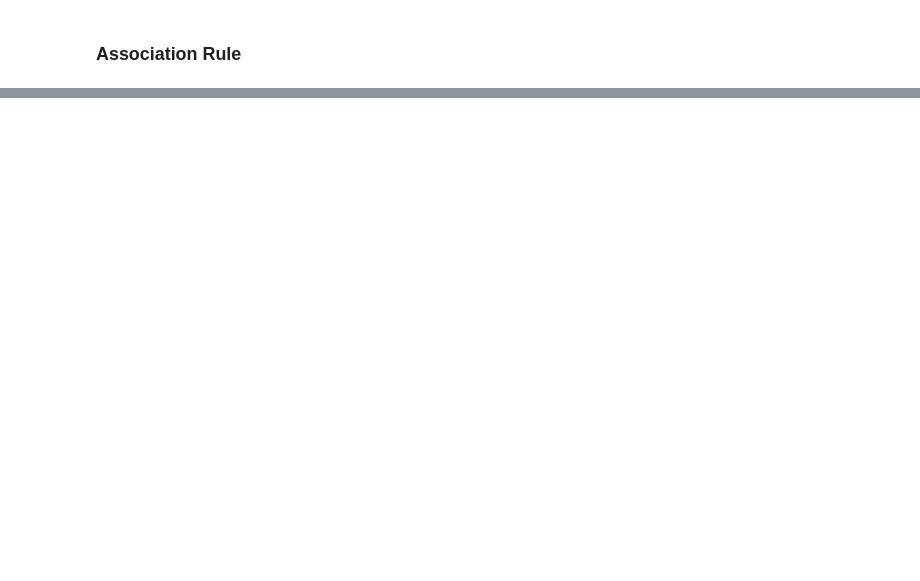
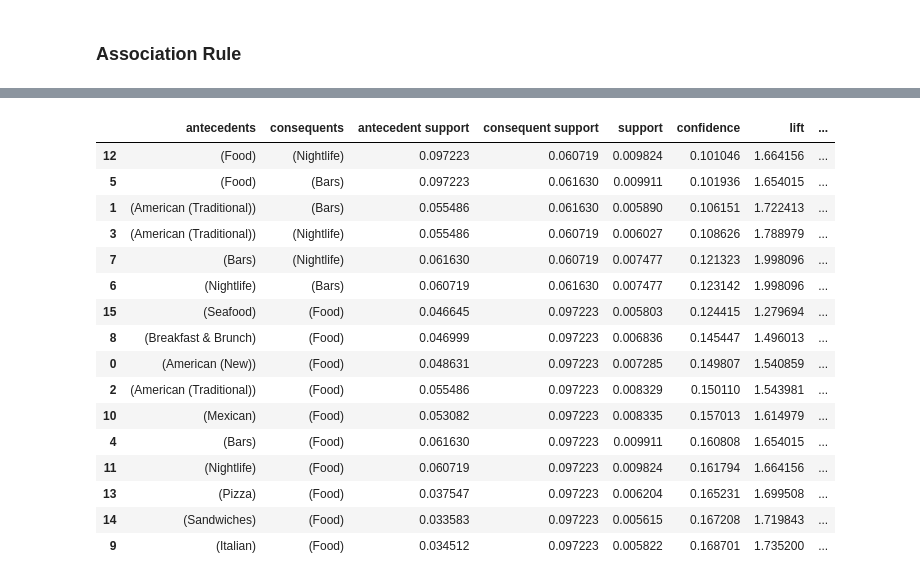
Before and after one commit to Honglin-Jiang/ba820_team7_yelp, a Jupyter notebook: EDA_part1.ipynb, the cells around one changed output, grey strips where cells are left out. Drawn from its saved outputs; the diff is of its cells as text; code cells hidden in the pictures; blank space fills up the shorter version.

```diff
--- a/EDA_part1.ipynb
+++ b/EDA_part1.ipynb
@@ -936,0 +1013,6 @@ df_trans
+# %%
+from scipy.sparse import csr_matrix
+sparse_df = csr_matrix(df_trans.values)
+
+frequent_categories = apriori(df_trans, min_support = min_support, use_colnames = True)
+frequent_categories
@@ -936,0 +1033,21 @@ df_trans
+# %%
+rules = association_rules(frequent_categories, metric = 'confidence', min_threshold = 0.1)
+rules.sort_values(by = 'confidence')
+# %% [output]
+|  | antecedents | consequents | antecedent support | consequent support | support | confidence | lift | ... |
+| 12 | (Food) | (Nightlife) | 0.097223 | 0.060719 | 0.009824 | 0.101046 | 1.664156 | ... |
+| 5 | (Food) | (Bars) | 0.097223 | 0.061630 | 0.009911 | 0.101936 | 1.654015 | ... |
+| 1 | (American (Traditional)) | (Bars) | 0.055486 | 0.061630 | 0.005890 | 0.106151 | 1.722413 | ... |
+| 3 | (American (Traditional)) | (Nightlife) | 0.055486 | 0.060719 | 0.006027 | 0.108626 | 1.788979 | ... |
+| 7 | (Bars) | (Nightlife) | 0.061630 | 0.060719 | 0.007477 | 0.121323 | 1.998096 | ... |
+| 6 | (Nightlife) | (Bars) | 0.060719 | 0.061630 | 0.007477 | 0.123142 | 1.998096 | ... |
+| 15 | (Seafood) | (Food) | 0.046645 | 0.097223 | 0.005803 | 0.124415 | 1.279694 | ... |
+| 8 | (Breakfast & Brunch) | (Food) | 0.046999 | 0.097223 | 0.006836 | 0.145447 | 1.496013 | ... |
+| 0 | (American (New)) | (Food) | 0.048631 | 0.097223 | 0.007285 | 0.149807 | 1.540859 | ... |
+| 2 | (American (Traditional)) | (Food) | 0.055486 | 0.097223 | 0.008329 | 0.150110 | 1.543981 | ... |
+| 10 | (Mexican) | (Food) | 0.053082 | 0.097223 | 0.008335 | 0.157013 | 1.614979 | ... |
+| 4 | (Bars) | (Food) | 0.061630 | 0.097223 | 0.009911 | 0.160808 | 1.654015 | ... |
+| 11 | (Nightlife) | (Food) | 0.060719 | 0.097223 | 0.009824 | 0.161794 | 1.664156 | ... |
+| 13 | (Pizza) | (Food) | 0.037547 | 0.097223 | 0.006204 | 0.165231 | 1.699508 | ... |
+| 14 | (Sandwiches) | (Food) | 0.033583 | 0.097223 | 0.005615 | 0.167208 | 1.719843 | ... |
+| 9 | (Italian) | (Food) | 0.034512 | 0.097223 | 0.005822 | 0.168701 | 1.735200 | ... |
```
Also changed, not shown: parts of 26 cells of this notebook.
